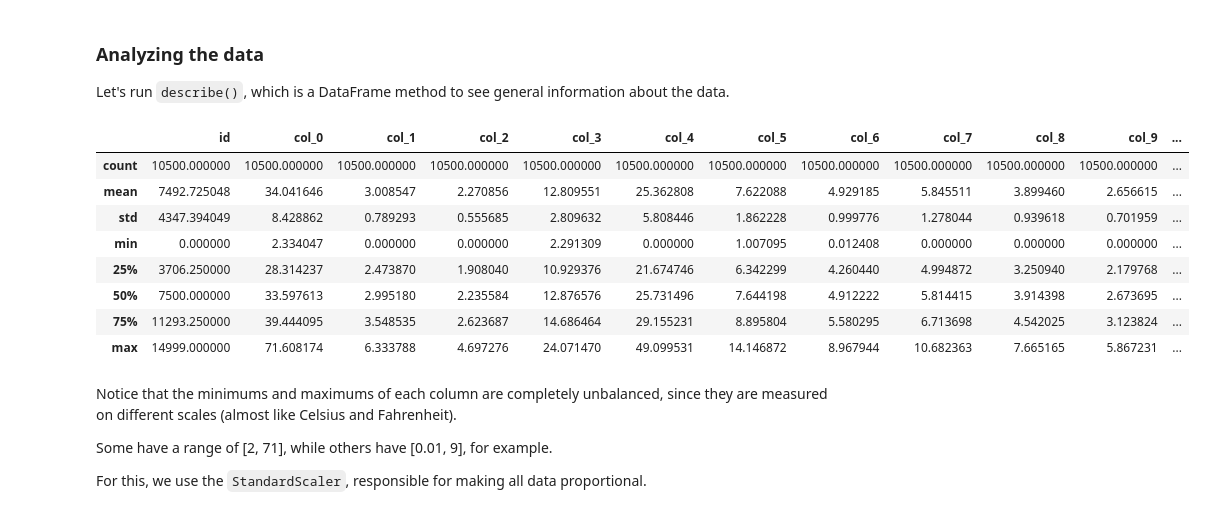
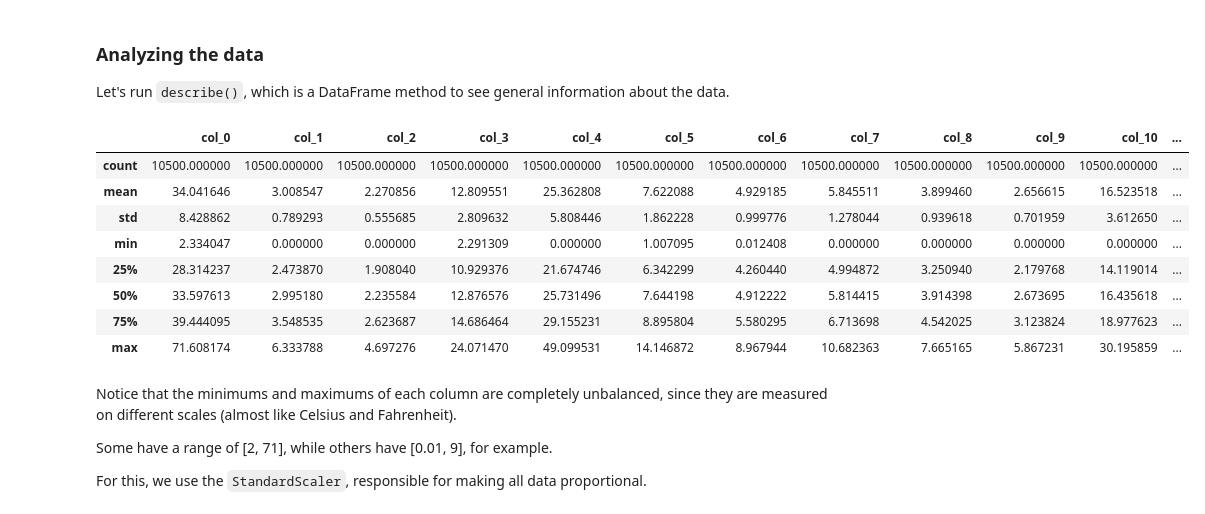
Before and after one commit to zHary27/machine-learning-problems, a Jupyter notebook: planet_classification/solution.ipynb, the cells around one changed output. Cells and saved outputs as stored; diff of their text form; code cells hidden in the pictures.

```diff
--- a/planet_classification/solution.ipynb
+++ b/planet_classification/solution.ipynb
@@ -55,17 +55,17 @@ test
 
 Let's run `describe()`, which is a DataFrame method to see general information about the data.
 # %%
-train.describe()
+train.drop(['target', 'id'], axis=1).describe()
 # %% [output]
-|  | id | col_0 | col_1 | col_2 | col_3 | col_4 | col_5 | col_6 | col_7 | col_8 | col_9 | ... |
+|  | col_0 | col_1 | col_2 | col_3 | col_4 | col_5 | col_6 | col_7 | col_8 | col_9 | col_10 | ... |
 | count | 10500.000000 | 10500.000000 | 10500.000000 | 10500.000000 | 10500.000000 | 10500.000000 | 10500.000000 | 10500.000000 | 10500.000000 | 10500.000000 | 10500.000000 | ... |
-| mean | 7492.725048 | 34.041646 | 3.008547 | 2.270856 | 12.809551 | 25.362808 | 7.622088 | 4.929185 | 5.845511 | 3.899460 | 2.656615 | ... |
-| std | 4347.394049 | 8.428862 | 0.789293 | 0.555685 | 2.809632 | 5.808446 | 1.862228 | 0.999776 | 1.278044 | 0.939618 | 0.701959 | ... |
-| min | 0.000000 | 2.334047 | 0.000000 | 0.000000 | 2.291309 | 0.000000 | 1.007095 | 0.012408 | 0.000000 | 0.000000 | 0.000000 | ... |
-| 25% | 3706.250000 | 28.314237 | 2.473870 | 1.908040 | 10.929376 | 21.674746 | 6.342299 | 4.260440 | 4.994872 | 3.250940 | 2.179768 | ... |
-| 50% | 7500.000000 | 33.597613 | 2.995180 | 2.235584 | 12.876576 | 25.731496 | 7.644198 | 4.912222 | 5.814415 | 3.914398 | 2.673695 | ... |
-| 75% | 11293.250000 | 39.444095 | 3.548535 | 2.623687 | 14.686464 | 29.155231 | 8.895804 | 5.580295 | 6.713698 | 4.542025 | 3.123824 | ... |
-| max | 14999.000000 | 71.608174 | 6.333788 | 4.697276 | 24.071470 | 49.099531 | 14.146872 | 8.967944 | 10.682363 | 7.665165 | 5.867231 | ... |
+| mean | 34.041646 | 3.008547 | 2.270856 | 12.809551 | 25.362808 | 7.622088 | 4.929185 | 5.845511 | 3.899460 | 2.656615 | 16.523518 | ... |
+| std | 8.428862 | 0.789293 | 0.555685 | 2.809632 | 5.808446 | 1.862228 | 0.999776 | 1.278044 | 0.939618 | 0.701959 | 3.612650 | ... |
+| min | 2.334047 | 0.000000 | 0.000000 | 2.291309 | 0.000000 | 1.007095 | 0.012408 | 0.000000 | 0.000000 | 0.000000 | 0.000000 | ... |
+| 25% | 28.314237 | 2.473870 | 1.908040 | 10.929376 | 21.674746 | 6.342299 | 4.260440 | 4.994872 | 3.250940 | 2.179768 | 14.119014 | ... |
+| 50% | 33.597613 | 2.995180 | 2.235584 | 12.876576 | 25.731496 | 7.644198 | 4.912222 | 5.814415 | 3.914398 | 2.673695 | 16.435618 | ... |
+| 75% | 39.444095 | 3.548535 | 2.623687 | 14.686464 | 29.155231 | 8.895804 | 5.580295 | 6.713698 | 4.542025 | 3.123824 | 18.977623 | ... |
+| max | 71.608174 | 6.333788 | 4.697276 | 24.071470 | 49.099531 | 14.146872 | 8.967944 | 10.682363 | 7.665165 | 5.867231 | 30.195859 | ... |
 # %% [markdown]
 Notice that the minimums and maximums of each column are completely unbalanced, since they are measured on different scales (almost like Celsius and Fahrenheit).
 
```
Also changed, not shown: parts of 4 cells of this notebook, 1 other file.
